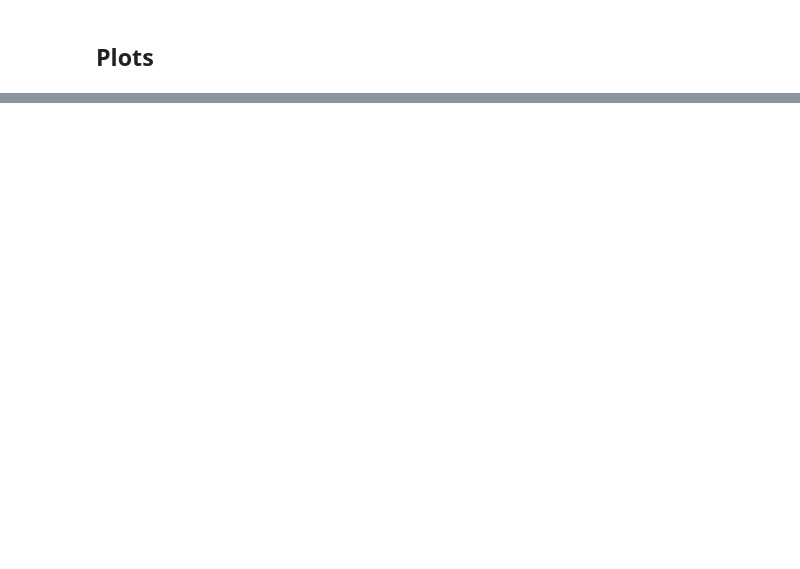
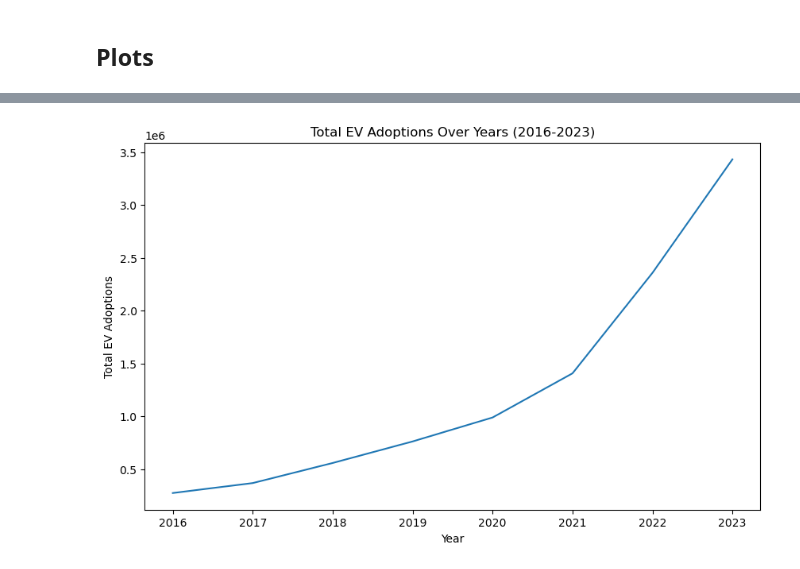
Before and after one commit to kyle-du/ev-research-proj, a Jupyter notebook: State_Incentives.ipynb, the cells around one changed output, grey strips where cells are left out. Drawn from its saved outputs; the diff is of its cells as text; code cells hidden in the pictures; blank space fills up the shorter version.

```diff
--- a/State_Incentives.ipynb
+++ b/State_Incentives.ipynb
@@ -266,0 +279,14 @@ plt.show()
+# %%
+# Sum EV adoptions per year for states with active incentives
+yearly_ev_adoptions = registration_df[registration_df['State'].
+isin(adoptions_incentives_df['State'])].groupby(['Year'])['Electric'].sum().reset_index()
+
+# Create the plot
+plt.figure(figsize=(10, 6))
+sns.lineplot(data=yearly_ev_adoptions, x='Year', y='Electric')
+plt.title('Total EV Adoptions Over Years (2016-2023)')
+plt.xlabel('Year')
+plt.ylabel('Total EV Adoptions')
+plt.show()
+# %% [output]
+[figure, added]
```
Also changed, not shown: parts of 6 cells of this notebook.
